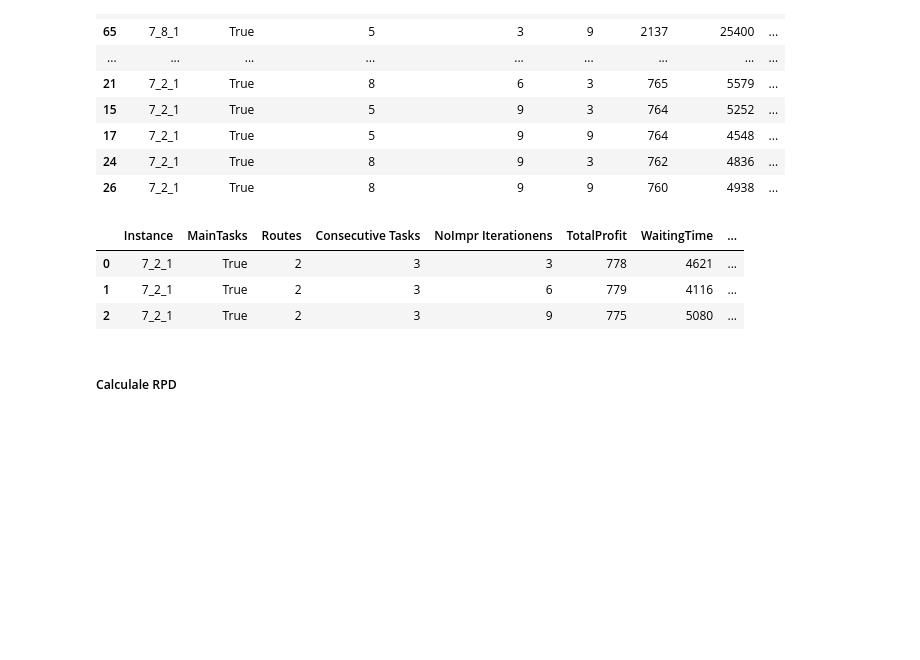
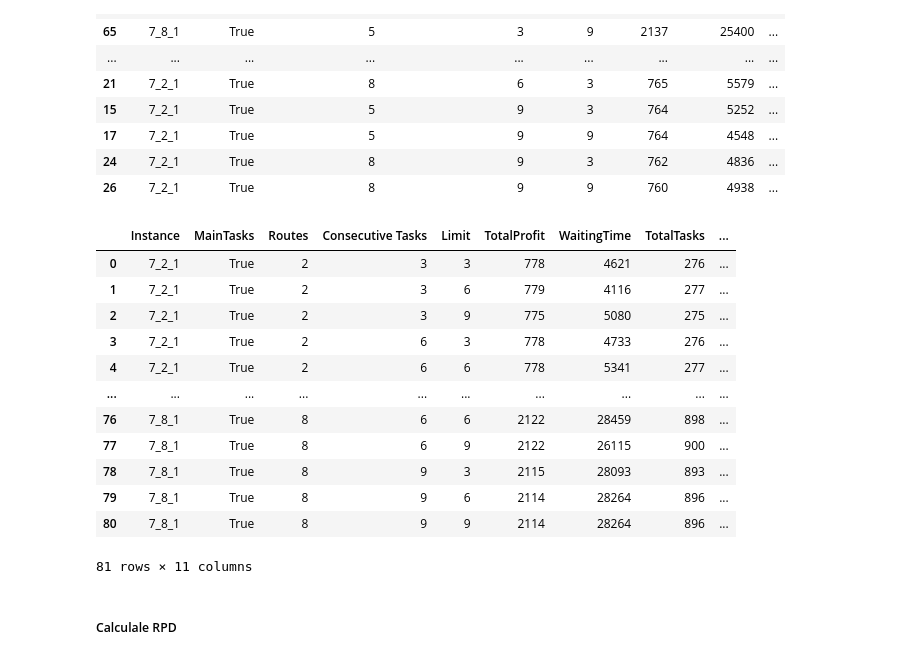
Before and after one commit to MxHbm/IM_Challenge, a Jupyter notebook: Data/Parameter_study/ILS/Parameterstudie_ILS.ipynb, the cells around one changed output. Cells and saved outputs as stored; diff of their text form; code cells hidden in the pictures; blank space fills up the shorter version.

Commit message:
:tada: profit over time done

```diff
--- a/Data/Parameter_study/ILS/Parameterstudie_ILS.ipynb
+++ b/Data/Parameter_study/ILS/Parameterstudie_ILS.ipynb
@@ -63,27 +63,39 @@ table = tabulate(df, headers='keys', tablefmt='pretty', showindex=False)
 # %%
 df = pd.read_csv('ils_results1.csv')
 
 # Round 'RunTime' to the nearest integer
 df['RunTime'] = df['RunTime'].round(2).astype(int)
 
 # Convert 'WaitingTime' to integers as it only has whole numbers
 df['WaitingTime'] = df['WaitingTime'].astype(int)
 
 # Rename specific columns
 df = df.rename(columns={
     'sublists_to_modify': 'Routes',
     'consecutive_to_remove': 'Consecutive Tasks',
-    'threshold': 'NoImpr Iterationens',
+    'threshold': 'Limit',
     # Add more columns to rename as needed
 })
 
-#table = tabulate(df, headers='keys', tablefmt='pretty', showindex=False)
-df.head(3)
+
+
+# Delete the rows with MainTAsk = False
+df = df[df['MainTasks'] == True]
+df
 # %% [output]
-|  | Instance | MainTasks | Routes | Consecutive Tasks | NoImpr Iterationens | TotalProfit | WaitingTime | ... |
-| 0 | 7_2_1 | True | 2 | 3 | 3 | 778 | 4621 | ... |
-| 1 | 7_2_1 | True | 2 | 3 | 6 | 779 | 4116 | ... |
-| 2 | 7_2_1 | True | 2 | 3 | 9 | 775 | 5080 | ... |
+|  | Instance | MainTasks | Routes | Consecutive Tasks | Limit | TotalProfit | WaitingTime | TotalTasks | ... |
+| 0 | 7_2_1 | True | 2 | 3 | 3 | 778 | 4621 | 276 | ... |
+| 1 | 7_2_1 | True | 2 | 3 | 6 | 779 | 4116 | 277 | ... |
+| 2 | 7_2_1 | True | 2 | 3 | 9 | 775 | 5080 | 275 | ... |
+| 3 | 7_2_1 | True | 2 | 6 | 3 | 778 | 4733 | 276 | ... |
+| 4 | 7_2_1 | True | 2 | 6 | 6 | 778 | 5341 | 277 | ... |
+| ... | ... | ... | ... | ... | ... | ... | ... | ... | ... |
+| 76 | 7_8_1 | True | 8 | 6 | 6 | 2122 | 28459 | 898 | ... |
+| 77 | 7_8_1 | True | 8 | 6 | 9 | 2122 | 26115 | 900 | ... |
+| 78 | 7_8_1 | True | 8 | 9 | 3 | 2115 | 28093 | 893 | ... |
+| 79 | 7_8_1 | True | 8 | 9 | 6 | 2114 | 28264 | 896 | ... |
+| 80 | 7_8_1 | True | 8 | 9 | 9 | 2114 | 28264 | 896 | ... |
+81 rows × 11 columns
 # %% [markdown]
 ##### Calculale RPD
 # %%
```
Also changed, not shown: parts of 1 cell of this notebook, 8 other files.
